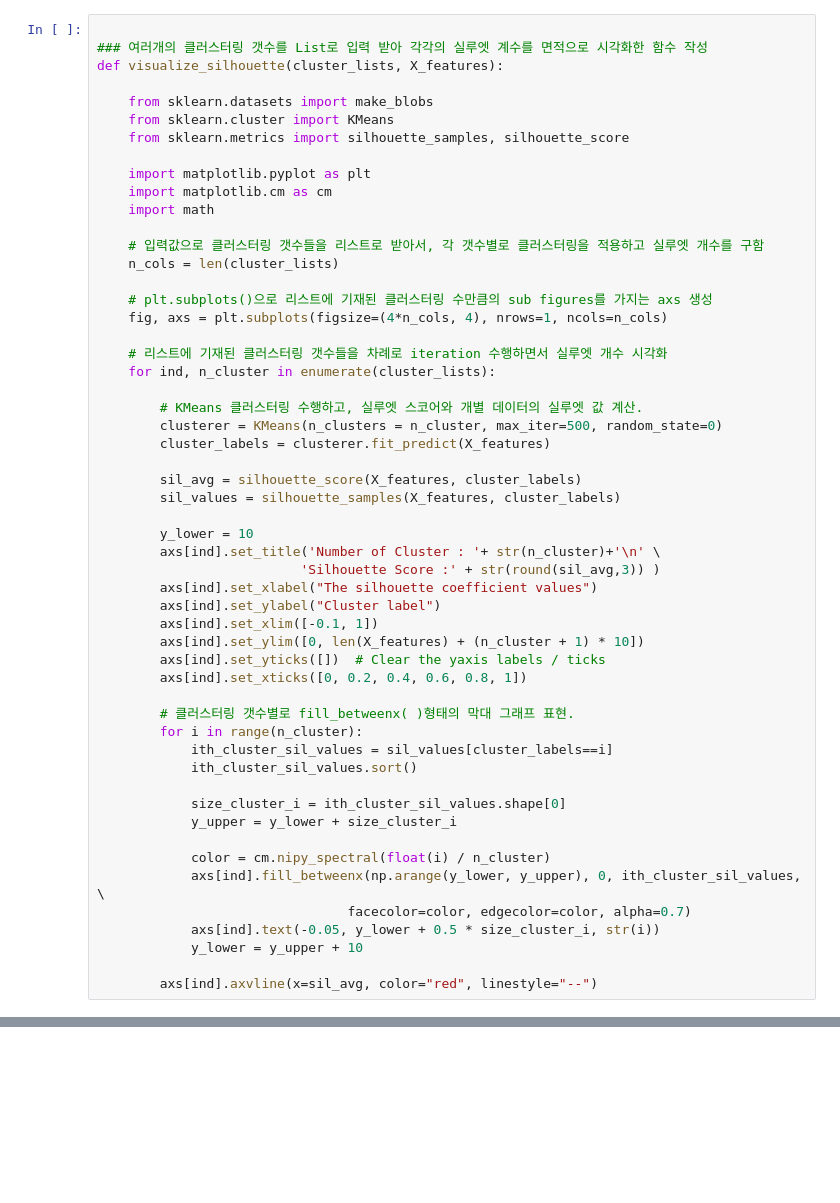
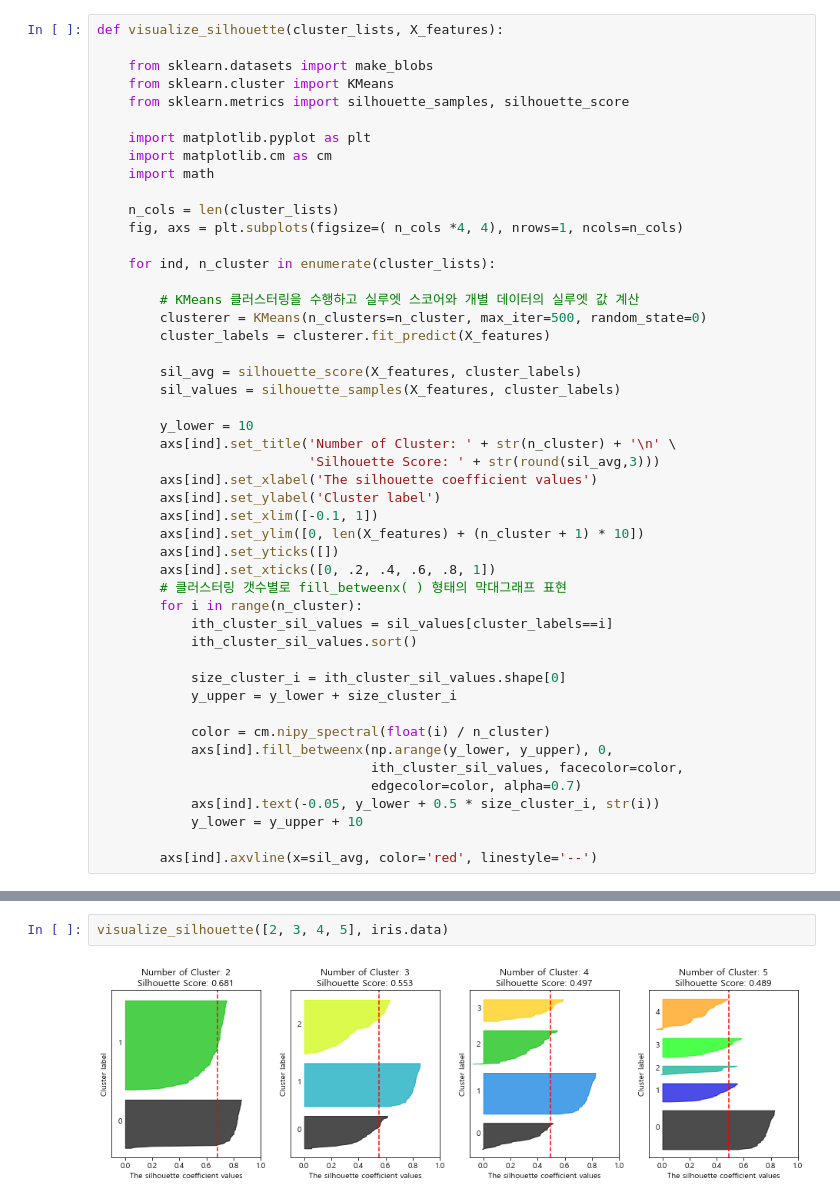
Before and after one commit to unknown-jun/Machine_Learning, a Jupyter notebook: ML_Book/08_2. Cluster_Evaluation.ipynb, the cells around one changed output, grey strips where cells are left out. Saved outputs shown, nothing was run; the diff lists cells and outputs as text; blank space fills up the shorter version.

```diff
--- a/ML_Book/08_2. Cluster_Evaluation.ipynb
+++ b/ML_Book/08_2. Cluster_Evaluation.ipynb
@@ -32,6 +251,4 @@ Name: sil_coeff, dtype: float64
 # %%
-
-### 여러개의 클러스터링 갯수를 List로 입력 받아 각각의 실루엣 계수를 면적으로 시각화한 함수 작성
 def visualize_silhouette(cluster_lists, X_features):
 
     from sklearn.datasets import make_blobs
@@ -42,33 +259,28 @@ def visualize_silhouette(cluster_lists, X_features):
     import matplotlib.cm as cm
     import math
 
-    # 입력값으로 클러스터링 갯수들을 리스트로 받아서, 각 갯수별로 클러스터링을 적용하고 실루엣 개수를 구함
     n_cols = len(cluster_lists)
+    fig, axs = plt.subplots(figsize=( n_cols *4, 4), nrows=1, ncols=n_cols)
 
-    # plt.subplots()으로 리스트에 기재된 클러스터링 수만큼의 sub figures를 가지는 axs 생성
-    fig, axs = plt.subplots(figsize=(4*n_cols, 4), nrows=1, ncols=n_cols)
-
-    # 리스트에 기재된 클러스터링 갯수들을 차례로 iteration 수행하면서 실루엣 개수 시각화
     for ind, n_cluster in enumerate(cluster_lists):
 
-        # KMeans 클러스터링 수행하고, 실루엣 스코어와 개별 데이터의 실루엣 값 계산.
-        clusterer = KMeans(n_clusters = n_cluster, max_iter=500, random_state=0)
+        # KMeans 클러스터링을 수행하고 실루엣 스코어와 개별 데이터의 실루엣 값 계산
+        clusterer = KMeans(n_clusters=n_cluster, max_iter=500, random_state=0)
         cluster_labels = clusterer.fit_predict(X_features)
 
         sil_avg = silhouette_score(X_features, cluster_labels)
         sil_values = silhouette_samples(X_features, cluster_labels)
 
         y_lower = 10
-        axs[ind].set_title('Number of Cluster : '+ str(n_cluster)+'\n' \
-                          'Silhouette Score :' + str(round(sil_avg,3)) )
-        axs[ind].set_xlabel("The silhouette coefficient values")
-        axs[ind].set_ylabel("Cluster label")
+        axs[ind].set_title('Number of Cluster: ' + str(n_cluster) + '\n' \
+                           'Silhouette Score: ' + str(round(sil_avg,3)))
+        axs[ind].set_xlabel('The silhouette coefficient values')
+        axs[ind].set_ylabel('Cluster label')
         axs[ind].set_xlim([-0.1, 1])
         axs[ind].set_ylim([0, len(X_features) + (n_cluster + 1) * 10])
-        axs[ind].set_yticks([])  # Clear the yaxis labels / ticks
-        axs[ind].set_xticks([0, 0.2, 0.4, 0.6, 0.8, 1])
-
-        # 클러스터링 갯수별로 fill_betweenx( )형태의 막대 그래프 표현.
+        axs[ind].set_yticks([])
+        axs[ind].set_xticks([0, .2, .4, .6, .8, 1])
+        # 클러스터링 갯수별로 fill_betweenx( ) 형태의 막대그래프 표현
         for i in range(n_cluster):
             ith_cluster_sil_values = sil_values[cluster_labels==i]
             ith_cluster_sil_values.sort()
@@ -77,9 +289,10 @@ def visualize_silhouette(cluster_lists, X_features):
             y_upper = y_lower + size_cluster_i
 
             color = cm.nipy_spectral(float(i) / n_cluster)
-            axs[ind].fill_betweenx(np.arange(y_lower, y_upper), 0, ith_cluster_sil_values, \
-                                facecolor=color, edgecolor=color, alpha=0.7)
+            axs[ind].fill_betweenx(np.arange(y_lower, y_upper), 0,
+                                   ith_cluster_sil_values, facecolor=color,
+                                   edgecolor=color, alpha=0.7)
             axs[ind].text(-0.05, y_lower + 0.5 * size_cluster_i, str(i))
             y_lower = y_upper + 10
 
-        axs[ind].axvline(x=sil_avg, color="red", linestyle="--")
+        axs[ind].axvline(x=sil_avg, color='red', linestyle='--')
@@ -133,0 +299,4 @@ visualize_silhouette_scatter([ 2, 3, 4, 5], X)
+# %%
+visualize_silhouette([2, 3, 4, 5], iris.data)
+# %% [output]
+[figure, added]
```
Also changed, not shown: parts of 23 cells of this notebook.
